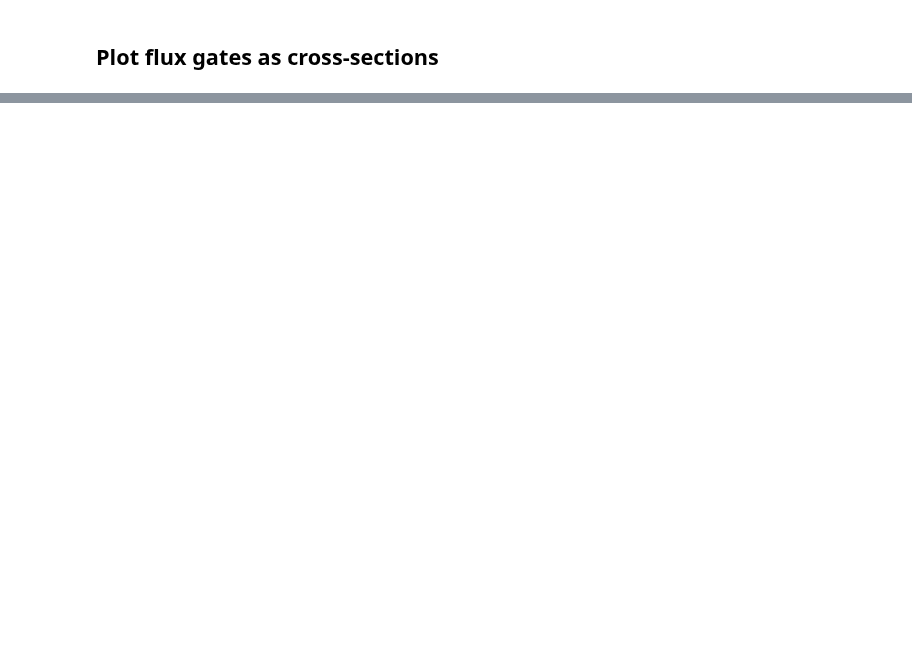
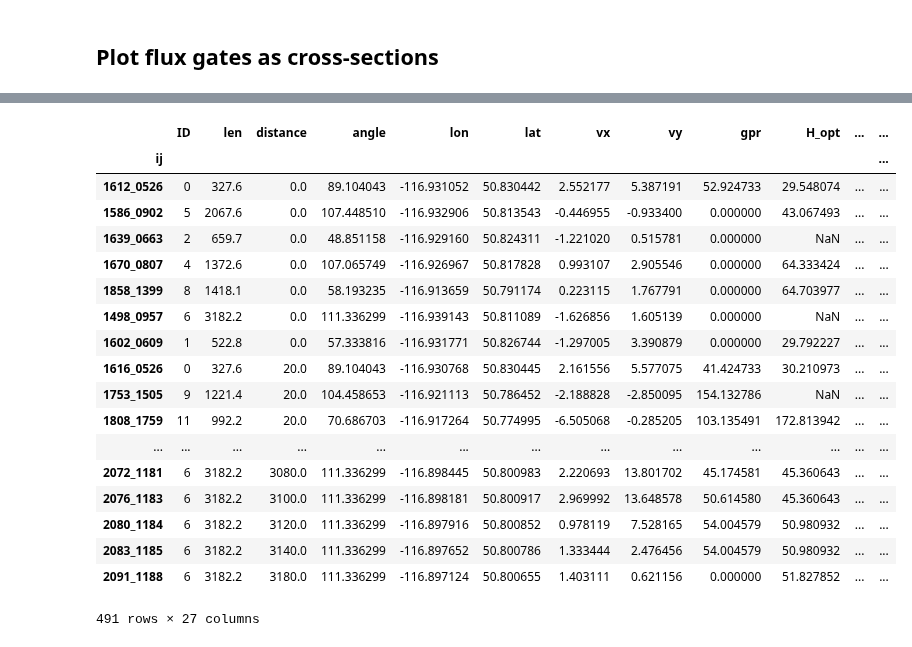
Before and after one commit to bpelto/ice_dynamics, a Jupyter notebook: flux_gate-Conrad-MP.ipynb, the cells around one changed output, grey strips where cells are left out. Drawn from its saved outputs; the diff is of its cells as text; code cells hidden in the pictures; blank space fills up the shorter version.

```diff
--- a/flux_gate-Conrad-MP.ipynb
+++ b/flux_gate-Conrad-MP.ipynb
@@ -21,3 +21,7 @@ from scipy.interpolate import interp1d
 import statsmodels.api as stm
 
 years = [2016, 2017, 2018]
+fl_path = '/home/pelto/Desktop/ice_flux/' + 'Conrad' + '/'
+ZS_df_2016 = pd.read_csv(fl_path+'ZS_2016.csv')
+ZS_df_2017 = pd.read_csv(fl_path+'ZS_2017.csv')
+ZS_df_2018 = pd.read_csv(fl_path+'ZS_2018.csv')
@@ -1441,0 +1245,22 @@ gates
+# %%
+D
+# %% [output]
+|  | ID | len | distance | angle | lon | lat | vx | vy | gpr | H_opt | ... | ... |
+| ij |  |  |  |  |  |  |  |  |  |  |  | ... |
+| 1612_0526 | 0 | 327.6 | 0.0 | 89.104043 | -116.931052 | 50.830442 | 2.552177 | 5.387191 | 52.924733 | 29.548074 | ... | ... |
+| 1586_0902 | 5 | 2067.6 | 0.0 | 107.448510 | -116.932906 | 50.813543 | -0.446955 | -0.933400 | 0.000000 | 43.067493 | ... | ... |
+| 1639_0663 | 2 | 659.7 | 0.0 | 48.851158 | -116.929160 | 50.824311 | -1.221020 | 0.515781 | 0.000000 | NaN | ... | ... |
+| 1670_0807 | 4 | 1372.6 | 0.0 | 107.065749 | -116.926967 | 50.817828 | 0.993107 | 2.905546 | 0.000000 | 64.333424 | ... | ... |
+| 1858_1399 | 8 | 1418.1 | 0.0 | 58.193235 | -116.913659 | 50.791174 | 0.223115 | 1.767791 | 0.000000 | 64.703977 | ... | ... |
+| 1498_0957 | 6 | 3182.2 | 0.0 | 111.336299 | -116.939143 | 50.811089 | -1.626856 | 1.605139 | 0.000000 | NaN | ... | ... |
+| 1602_0609 | 1 | 522.8 | 0.0 | 57.333816 | -116.931771 | 50.826744 | -1.297005 | 3.390879 | 0.000000 | 29.792227 | ... | ... |
+| 1616_0526 | 0 | 327.6 | 20.0 | 89.104043 | -116.930768 | 50.830445 | 2.161556 | 5.577075 | 41.424733 | 30.210973 | ... | ... |
+| 1753_1505 | 9 | 1221.4 | 20.0 | 104.458653 | -116.921113 | 50.786452 | -2.188828 | -2.850095 | 154.132786 | NaN | ... | ... |
+| 1808_1759 | 11 | 992.2 | 20.0 | 70.686703 | -116.917264 | 50.774995 | -6.505068 | -0.285205 | 103.135491 | 172.813942 | ... | ... |
+| ... | ... | ... | ... | ... | ... | ... | ... | ... | ... | ... | ... | ... |
+| 2072_1181 | 6 | 3182.2 | 3080.0 | 111.336299 | -116.898445 | 50.800983 | 2.220693 | 13.801702 | 45.174581 | 45.360643 | ... | ... |
+| 2076_1183 | 6 | 3182.2 | 3100.0 | 111.336299 | -116.898181 | 50.800917 | 2.969992 | 13.648578 | 50.614580 | 45.360643 | ... | ... |
+| 2080_1184 | 6 | 3182.2 | 3120.0 | 111.336299 | -116.897916 | 50.800852 | 0.978119 | 7.528165 | 54.004579 | 50.980932 | ... | ... |
+| 2083_1185 | 6 | 3182.2 | 3140.0 | 111.336299 | -116.897652 | 50.800786 | 1.333444 | 2.476456 | 54.004579 | 50.980932 | ... | ... |
+| 2091_1188 | 6 | 3182.2 | 3180.0 | 111.336299 | -116.897124 | 50.800655 | 1.403111 | 0.621156 | 0.000000 | 51.827852 | ... | ... |
+491 rows × 27 columns
```
Also changed, not shown: parts of 12 cells of this notebook.
